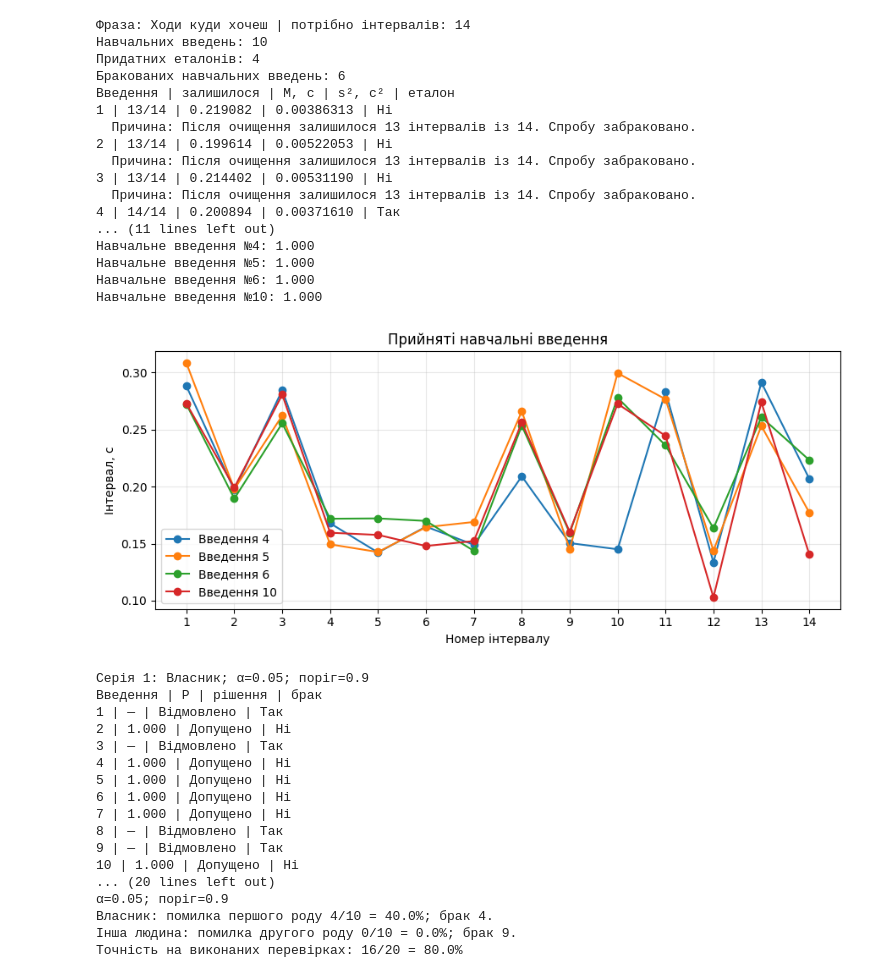
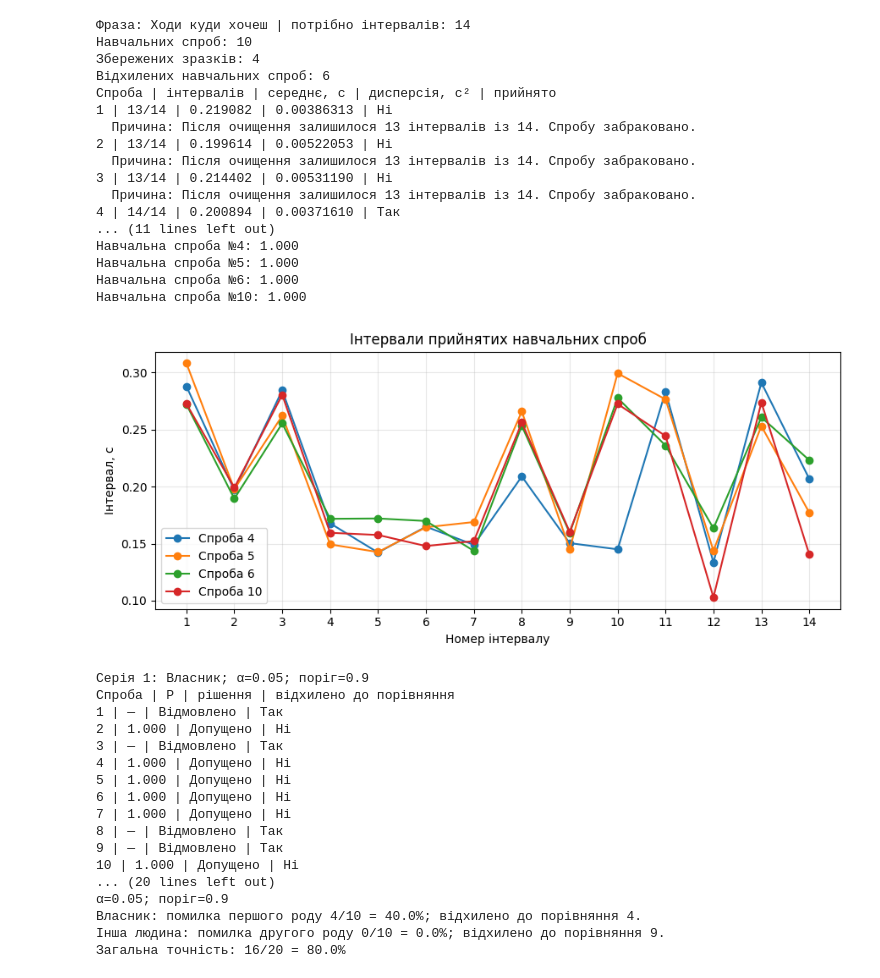
Before and after one commit to Angelina-Grbchh/Mathematical-methods-of-pattern-recognition-and-computer-vision, a Jupyter notebook: lab10/lab10.ipynb, the cells around one changed output. Drawn from its saved outputs; the diff is of its cells as text; code cells hidden in the pictures.

```diff
--- a/lab10/lab10.ipynb
+++ b/lab10/lab10.ipynb
@@ -420,14 +411,14 @@ root.mainloop()
 # %%
 path = folder / "etalon.json"
 if not path.exists():
-    print("Спочатку виконайте навчання.")
+    print("Спочатку проведіть навчання.")
 else:
     profile = json.loads(path.read_text(encoding="utf-8"))
     print("Фраза:", profile["phrase"], "| потрібно інтервалів:", profile["n"])
-    print("Навчальних введень:", len(profile["training"]))
-    print("Придатних еталонів:", len(profile["samples"]))
-    print("Бракованих навчальних введень:", profile["rejected_count"])
-    print("Введення | залишилося | M, с | s², с² | еталон")
+    print("Навчальних спроб:", len(profile["training"]))
+    print("Збережених зразків:", len(profile["samples"]))
+    print("Відхилених навчальних спроб:", profile["rejected_count"])
+    print("Спроба | інтервалів | середнє, с | дисперсія, с² | прийнято")
     for s in profile["training"]:
         mean = "—" if s["mean"] is None else f"{s['mean']:.6f}"
         var = "—" if s["var"] is None else f"{s['var']:.8f}"
@@ -437,84 +428,84 @@ else:
             print("  Причина:", s["reason"])
     scores = consistency(profile["samples"])
     if scores:
-        print("\nВзаємна узгодженість еталонів (α=0,05; без автоматичного видалення):")
+        print("\nПорівняння навчальних зразків між собою (α=0,05):")
         for s, score in zip(profile["samples"], scores):
-            print(f"Навчальне введення №{s['attempt']}: {score:.3f}")
+            print(f"Навчальна спроба №{s['attempt']}: {score:.3f}")
     if profile["samples"]:
         plt.figure(figsize=(9, 4))
         for s in profile["samples"]:
-            plt.plot(range(1, profile["n"] + 1), s["values"], marker="o", label=f"Введення {s['attempt']}")
+            plt.plot(range(1, profile["n"] + 1), s["values"], marker="o", label=f"Спроба {s['attempt']}")
         plt.xlabel("Номер інтервалу")
         plt.ylabel("Інтервал, с")
-        plt.title("Прийняті навчальні введення")
+        plt.title("Інтервали прийнятих навчальних спроб")
         plt.xticks(range(1, profile["n"] + 1))
         plt.grid(alpha=0.3)
         plt.legend()
         plt.tight_layout()
         plt.show()
     else:
-        print("Немає придатних еталонів. Потрібно нове навчання.")
+        print("Зразків немає. Потрібне нове навчання.")
     path = folder / "checks.json"
     records = json.loads(path.read_text(encoding="utf-8")) if path.exists() else []
     records = [r for r in records if r["profile_id"] == profile["id"]]
     if not records:
-        print("\nПеревірок для цього профілю ще немає.")
+        print("\nІз цими зразками ще не проводили перевірку.")
     else:
         series = list(dict.fromkeys(r["series_id"] for r in records))
         for number, sid in enumerate(series, 1):
             group = [r for r in records if r["series_id"] == sid]
             first = group[0]
             print(f"\nСерія {number}: {first['person']}; α={first['alpha']}; поріг={first['threshold']}")
-            print("Введення | P | рішення | брак")
+            print("Спроба | P | рішення | відхилено до порівняння")
             for r in group:
                 prob = "—" if r["p"] is None else f"{r['p']:.3f}"
                 print(f"{r['attempt']} | {prob} | " + ("Допущено" if r["accepted"] else "Відмовлено")
                       + " | " + ("Ні" if r["sample"]["valid"] else "Так"))
             n0, n1, m0, n2 = error_rates(group)
             if first["person"] == "Власник":
                 print(f"Помилка першого роду: {n1}/{n0} = {n1 / n0:.1%}")
             else:
                 print(f"Помилка другого роду: {n2}/{m0} = {n2 / m0:.1%}")
-            print("Бракованих введень:", sum(not r["sample"]["valid"] for r in group))
-        print("\nПІДСУМОК ДЛЯ ПОТОЧНОГО ПРОФІЛЮ")
+            print("Відхилено до порівняння:", sum(not r["sample"]["valid"] for r in group))
+        print("\nПідсумкові результати")
         for alpha, threshold in sorted({(r["alpha"], r["threshold"]) for r in records}):
             group = [r for r in records if r["alpha"] == alpha and r["threshold"] == threshold]
             print(f"\nα={alpha}; поріг={threshold}")
             for person in ("Власник", "Інша людина"):
                 subset = [r for r in group if r["person"] == person]
                 if not subset:
                     print(person + ": немає перевірок.")
                     continue
                 errors = sum((not r["accepted"]) if person == "Власник" else r["accepted"] for r in subset)
                 kind = "першого" if person == "Власник" else "другого"
                 bad = sum(not r["sample"]["valid"] for r in subset)
-                print(f"{person}: помилка {kind} роду {errors}/{len(subset)} = {errors / len(subset):.1%}; брак {bad}.")
+                print(f"{person}: помилка {kind} роду {errors}/{len(subset)} = {errors / len(subset):.1%}; відхилено до порівняння {bad}.")
             n0, n1, m0, n2 = error_rates(group)
             correct = n0 - n1 + m0 - n2
-            print(f"Точність на виконаних перевірках: {correct}/{len(group)} = {correct / len(group):.1%}")
+            print(f"Загальна точність: {correct}/{len(group)} = {correct / len(group):.1%}")
             if not n0 or not m0:
-                print("Для оцінювання обох груп потрібні окремі перевірки власника й іншої людини.")
+                print("Для повного результату проведіть перевірку і власника, й іншої людини.")
 # %% [output]
 Фраза: Ходи куди хочеш | потрібно інтервалів: 14
-Навчальних введень: 10
-Придатних еталонів: 4
-Бракованих навчальних введень: 6
-Введення | залишилося | M, с | s², с² | еталон
+Навчальних спроб: 10
+Збережених зразків: 4
+Відхилених навчальних спроб: 6
+Спроба | інтервалів | середнє, с | дисперсія, с² | прийнято
 1 | 13/14 | 0.219082 | 0.00386313 | Ні
   Причина: Після очищення залишилося 13 інтервалів із 14. Спробу забраковано.
 2 | 13/14 | 0.199614 | 0.00522053 | Ні
   Причина: Після очищення залишилося 13 інтервалів із 14. Спробу забраковано.
 3 | 13/14 | 0.214402 | 0.00531190 | Ні
   Причина: Після очищення залишилося 13 інтервалів із 14. Спробу забраковано.
 4 | 14/14 | 0.200894 | 0.00371610 | Так
 ... (11 lines left out)
-Навчальне введення №4: 1.000
-Навчальне введення №5: 1.000
-Навчальне введення №6: 1.000
-Навчальне введення №10: 1.000
+Навчальна спроба №4: 1.000
+Навчальна спроба №5: 1.000
+Навчальна спроба №6: 1.000
+Навчальна спроба №10: 1.000
-[figure, old version]
+[figure, new version]
 Серія 1: Власник; α=0.05; поріг=0.9
-Введення | P | рішення | брак
+Спроба | P | рішення | відхилено до порівняння
 1 | — | Відмовлено | Так
 2 | 1.000 | Допущено | Ні
 3 | — | Відмовлено | Так
@@ -527,6 +518,6 @@ else:
 10 | 1.000 | Допущено | Ні
 ... (20 lines left out)
 α=0.05; поріг=0.9
-Власник: помилка першого роду 4/10 = 40.0%; брак 4.
-Інша людина: помилка другого роду 0/10 = 0.0%; брак 9.
-Точність на виконаних перевірках: 16/20 = 80.0%
+Власник: помилка першого роду 4/10 = 40.0%; відхилено до порівняння 4.
+Інша людина: помилка другого роду 0/10 = 0.0%; відхилено до порівняння 9.
+Загальна точність: 16/20 = 80.0%
```
Also changed, not shown: parts of 12 cells of this notebook.
